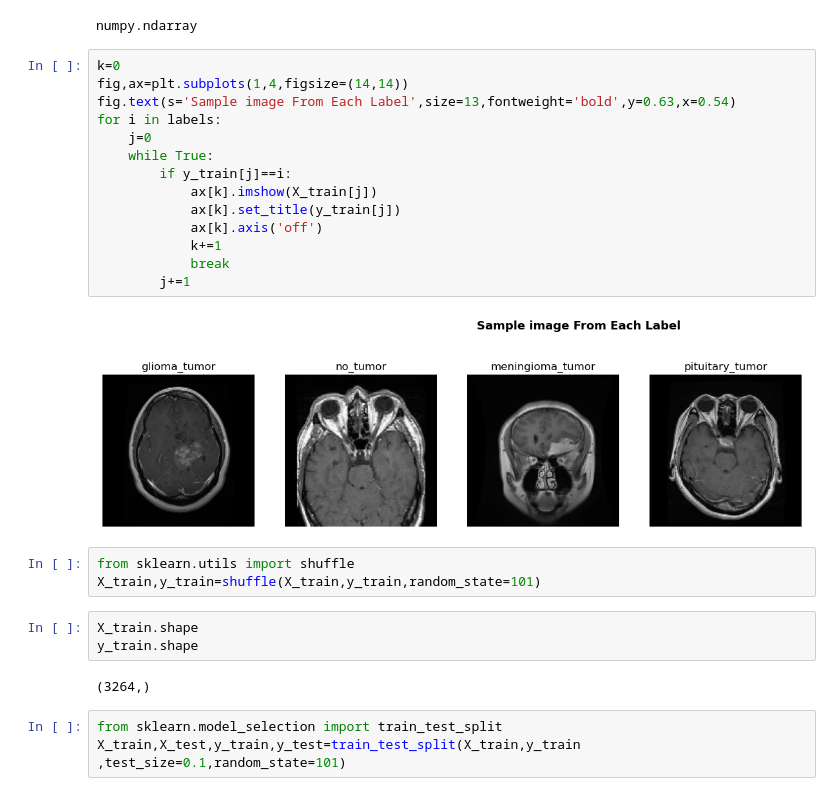
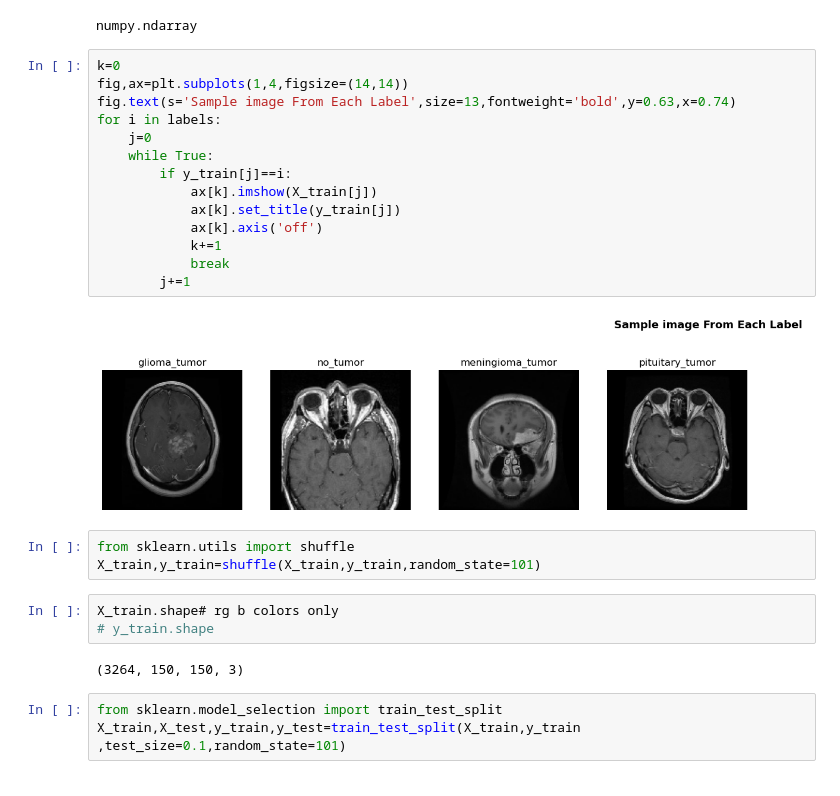
Before and after one commit to AbhaySrivastava26/BrainTumorWeb, a Jupyter notebook: tumor.ipynb, the cells around one changed output. Saved outputs shown, nothing was run; the diff lists cells and outputs as text.

```diff
--- a/tumor.ipynb
+++ b/tumor.ipynb
@@ -41,27 +41,27 @@ numpy.ndarray
 # %%
 k=0
 fig,ax=plt.subplots(1,4,figsize=(14,14))
-fig.text(s='Sample image From Each Label',size=13,fontweight='bold',y=0.63,x=0.54)
+fig.text(s='Sample image From Each Label',size=13,fontweight='bold',y=0.63,x=0.74)
 for i in labels:
     j=0
     while True:
         if y_train[j]==i:
             ax[k].imshow(X_train[j])
             ax[k].set_title(y_train[j])
             ax[k].axis('off')
             k+=1
             break
         j+=1
 # %% [output]
-[figure, old version]
+[figure, new version]
 # %%
 from sklearn.utils import shuffle
 X_train,y_train=shuffle(X_train,y_train,random_state=101)
 # %%
-X_train.shape
-y_train.shape
+X_train.shape# rg b colors only
+# y_train.shape
 # %% [output]
-(3264,)
+(3264, 150, 150, 3)
 # %%
 from sklearn.model_selection import train_test_split
 X_train,X_test,y_train,y_test=train_test_split(X_train,y_train ,test_size=0.1,random_state=101)
```
Also changed, not shown: parts of 5 cells of this notebook, 10 other files.
